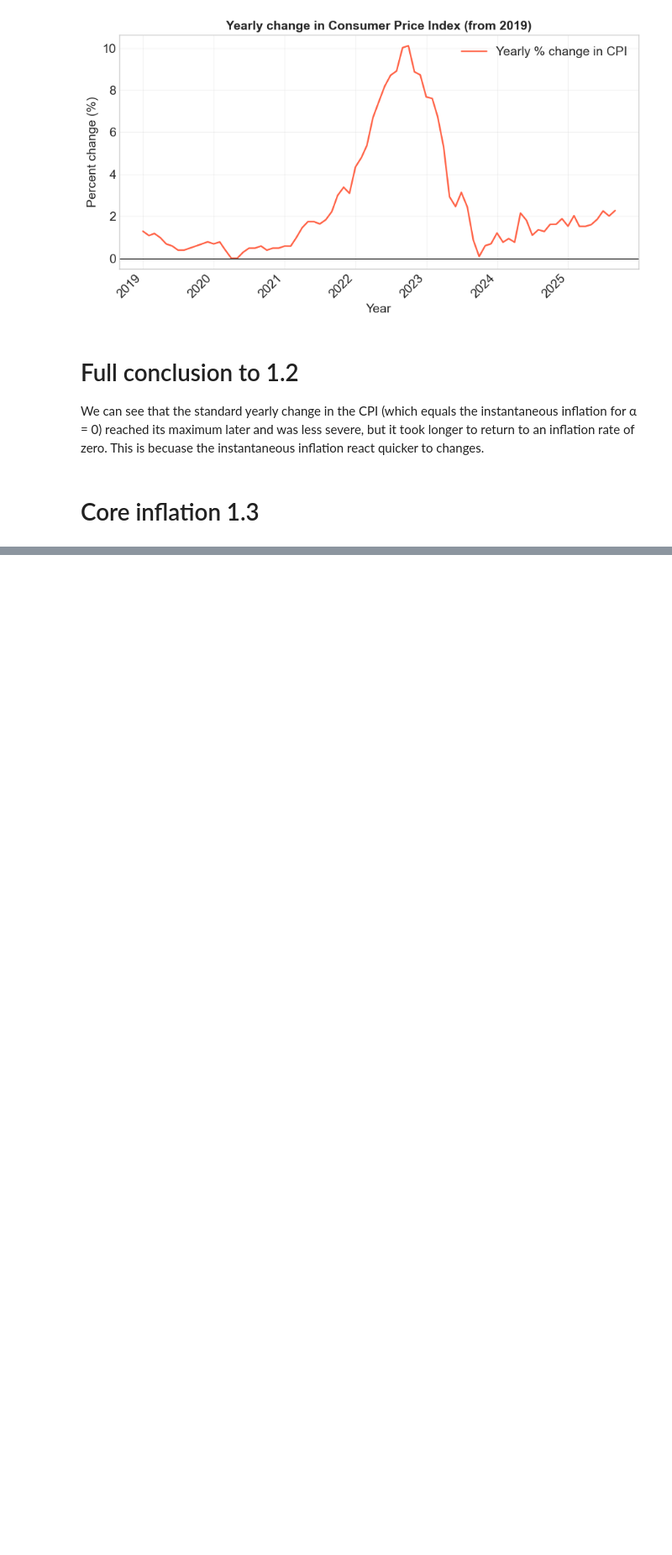
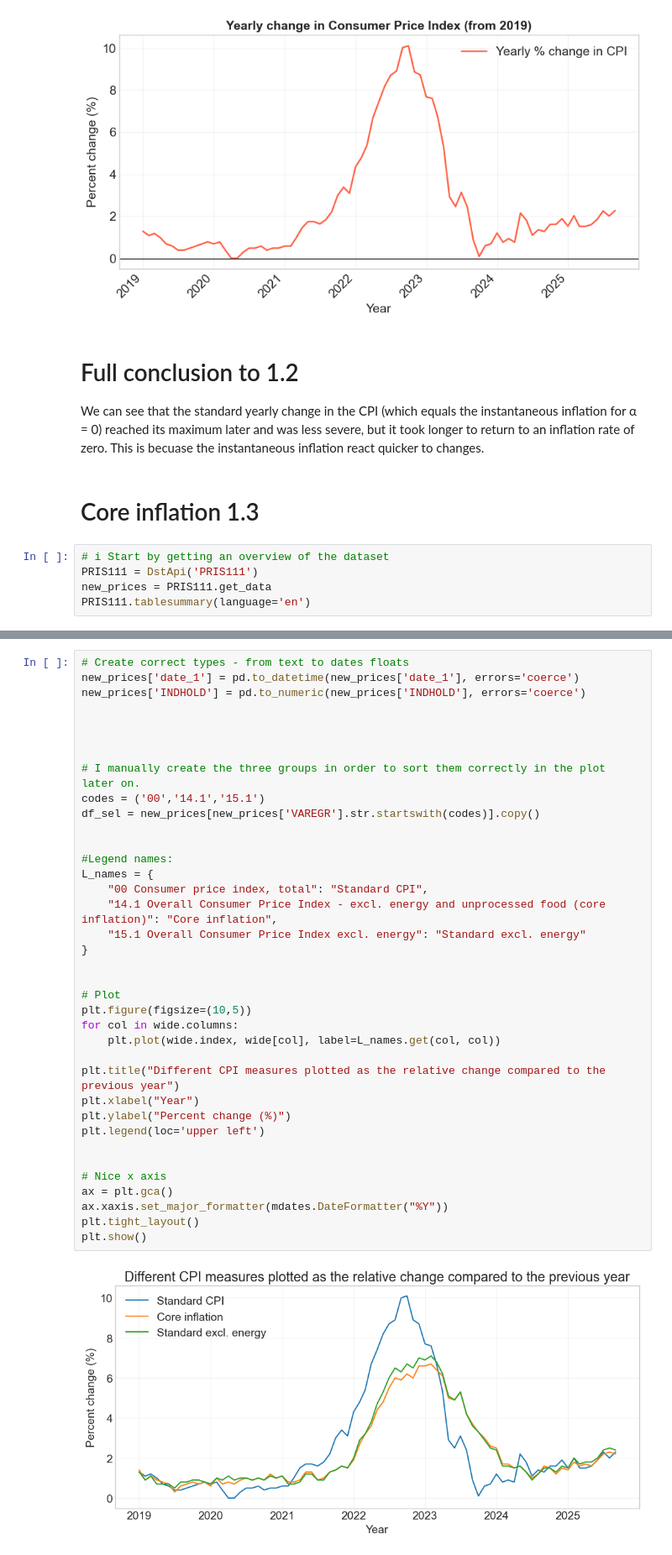
Before and after one commit to gcr710/Andreas, a Jupyter notebook: dataproject/dataproject.ipynb, the cells around one changed output, grey strips where cells are left out. Shown at 84% size. Saved outputs shown, nothing was run; the diff lists cells and outputs as text; blank space fills up the shorter version.

```diff
--- a/dataproject/dataproject.ipynb
+++ b/dataproject/dataproject.ipynb
@@ -375,3 +354,8 @@ plt.show()
 We can see that the standard yearly change in the CPI (which equals the instantaneous inflation for α = 0) reached its maximum later and was less severe, but it took longer to return to an inflation rate of zero. This is becuase the instantaneous inflation react quicker to changes.
 # %% [markdown]
 # Core inflation 1.3
+# %%
+# i Start by getting an overview of the dataset
+PRIS111 = DstApi('PRIS111')
+new_prices = PRIS111.get_data
+PRIS111.tablesummary(language='en')
@@ -377,0 +429,39 @@ We can see that the standard yearly change in the CPI (which equals the instanta
+# %%
+# Create correct types - from text to dates floats
+new_prices['date_1'] = pd.to_datetime(new_prices['date_1'], errors='coerce')
+new_prices['INDHOLD'] = pd.to_numeric(new_prices['INDHOLD'], errors='coerce')
+
+
+
+
+# I manually create the three groups in order to sort them correctly in the plot later on.
+codes = ('00','14.1','15.1')
+df_sel = new_prices[new_prices['VAREGR'].str.startswith(codes)].copy()
+
+
+#Legend names:
+L_names = {
+    "00 Consumer price index, total": "Standard CPI",
+    "14.1 Overall Consumer Price Index - excl. energy and unprocessed food (core inflation)": "Core inflation",
+    "15.1 Overall Consumer Price Index excl. energy": "Standard excl. energy"
+}
+
+
+# Plot
+plt.figure(figsize=(10,5))
+for col in wide.columns:
+    plt.plot(wide.index, wide[col], label=L_names.get(col, col))
+
+plt.title("Different CPI measures plotted as the relative change compared to the previous year")
+plt.xlabel("Year")
+plt.ylabel("Percent change (%)")
+plt.legend(loc='upper left')
+
+
+# Nice x axis
+ax = plt.gca()
+ax.xaxis.set_major_formatter(mdates.DateFormatter("%Y"))
+plt.tight_layout()
+plt.show()
+# %% [output]
+[figure, added]
```
Also changed, not shown: parts of 26 cells of this notebook.
